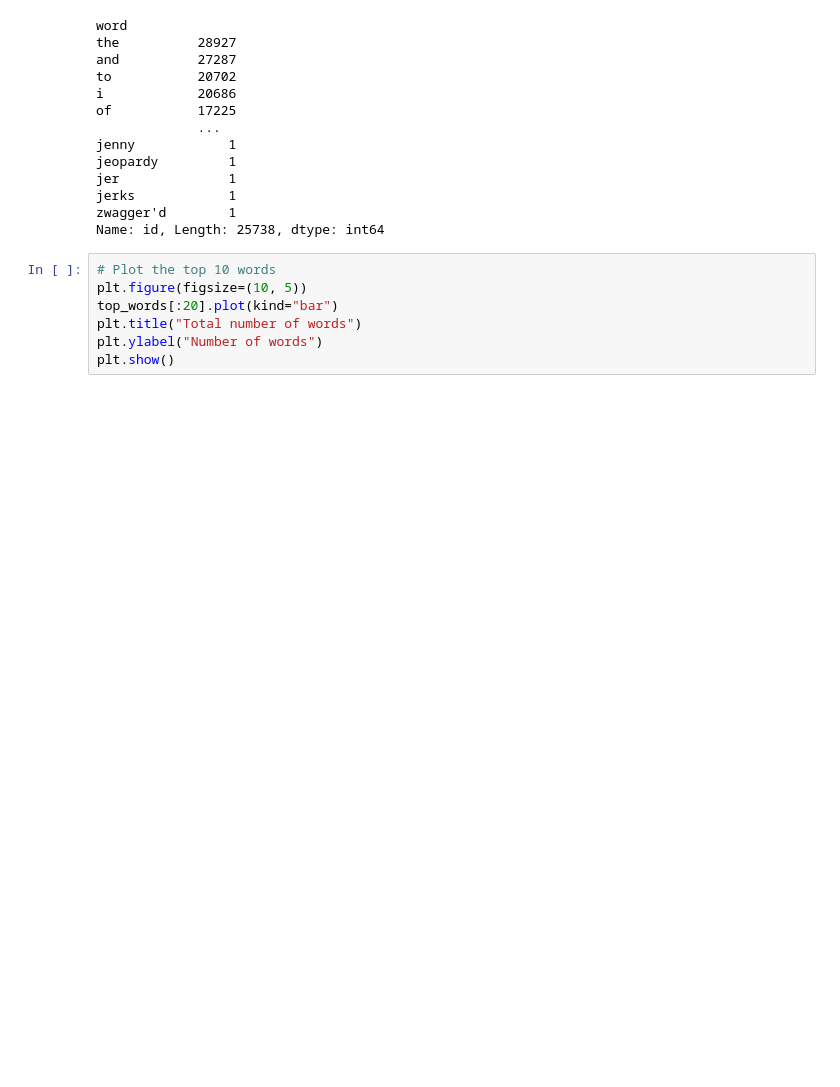
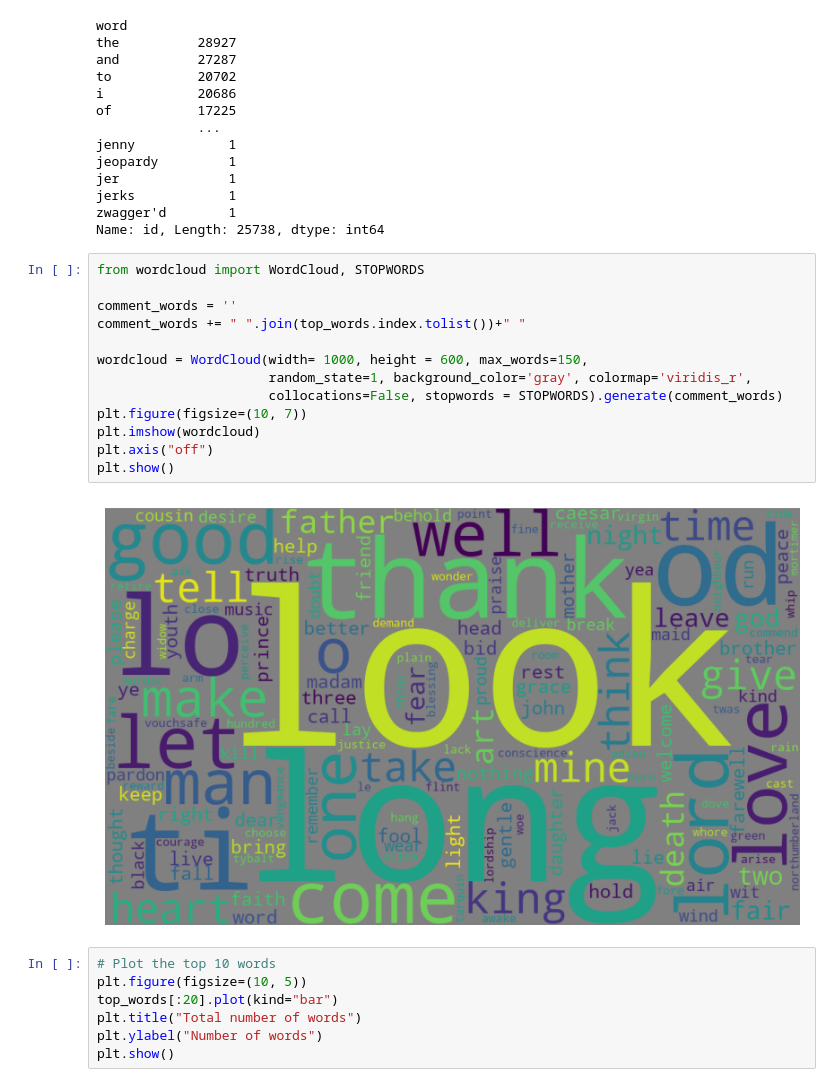
Before and after one commit to enzofali/intro-cd, a Jupyter notebook: Tarea_1/Tarea1_resolucion.ipynb, the cells around one changed output. Saved outputs shown, nothing was run; the diff lists cells and outputs as text; blank space fills up the shorter version.

Commit message:
wordcloud visualization

```diff
--- a/Tarea_1/Tarea1_resolucion.ipynb
+++ b/Tarea_1/Tarea1_resolucion.ipynb
@@ -786,6 +786,21 @@ jer              1
 jerks            1
 zwagger'd        1
 Name: id, Length: 25738, dtype: int64
+# %%
+from wordcloud import WordCloud, STOPWORDS
+
+comment_words = ''
+comment_words += " ".join(top_words.index.tolist())+" "
+
+wordcloud = WordCloud(width= 1000, height = 600, max_words=150,
+                      random_state=1, background_color='gray', colormap='viridis_r',
+                      collocations=False, stopwords = STOPWORDS).generate(comment_words)
+plt.figure(figsize=(10, 7))
+plt.imshow(wordcloud)
+plt.axis("off")
+plt.show()
+# %% [output]
+[figure, added]
 # %%
 # Plot the top 10 words
 plt.figure(figsize=(10, 5))
```
Also changed, not shown: 2 other files.
